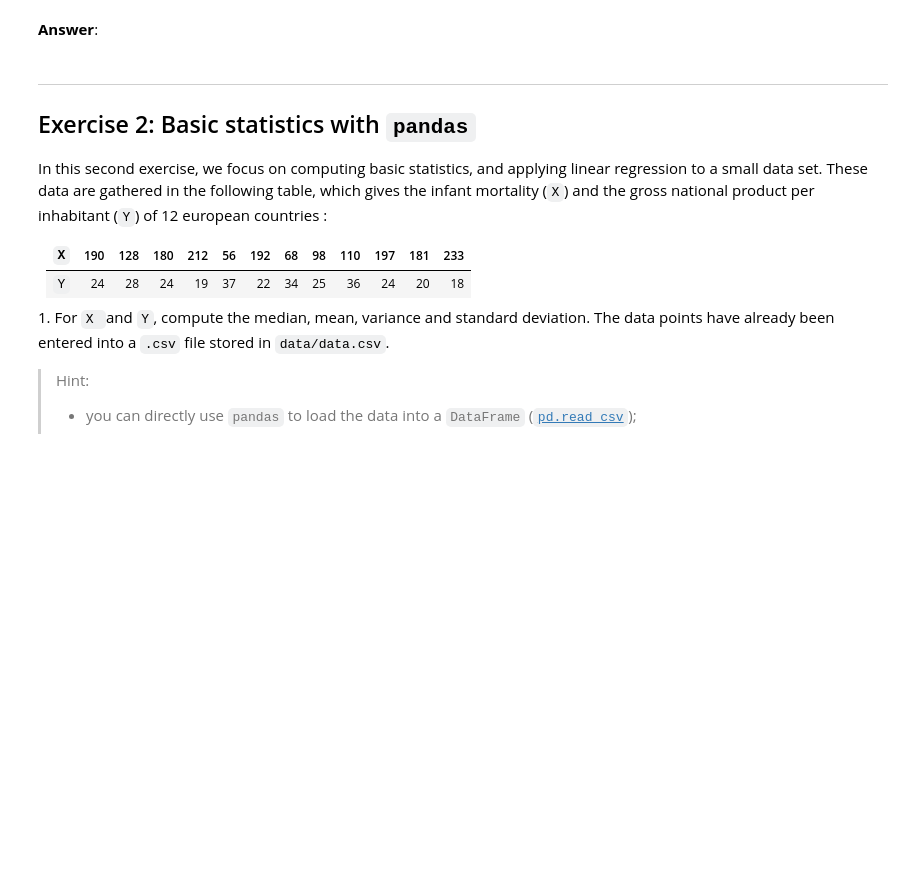
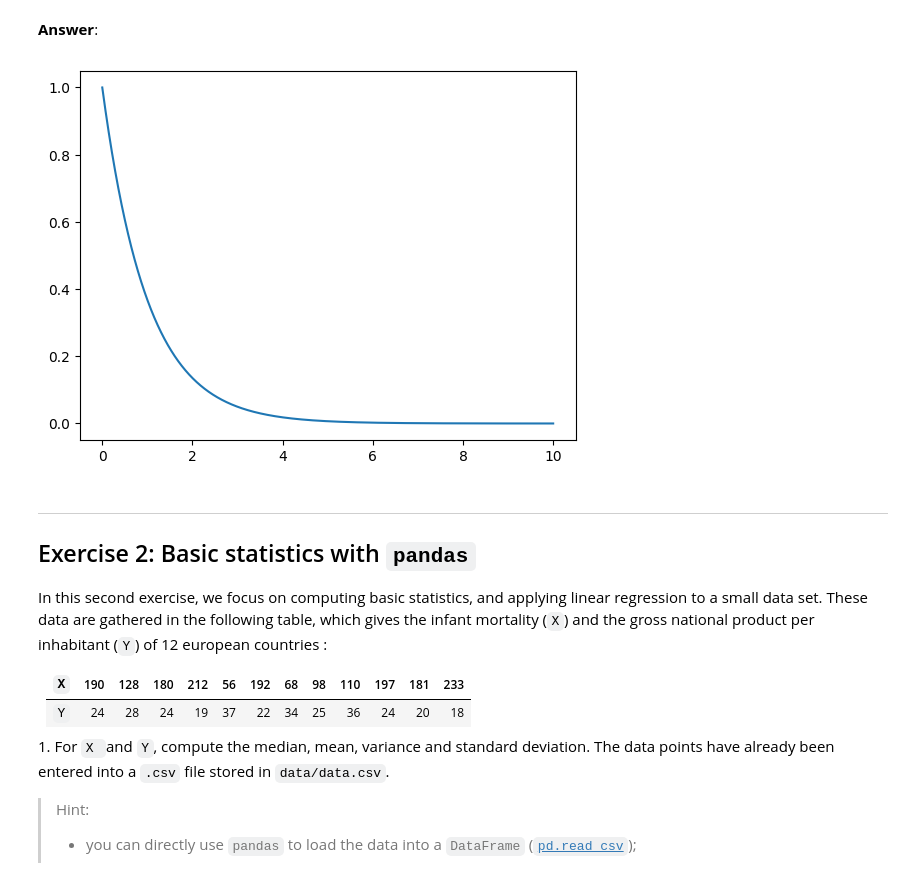
Before and after one commit to mcaron01/python_sdia, a Jupyter notebook: Labs/Lab2/lab2.ipynb, the cells around one changed output. Drawn from its saved outputs; the diff is of its cells as text; code cells hidden in the pictures; blank space fills up the shorter version.

```diff
--- a/Labs/Lab2/lab2.ipynb
+++ b/Labs/Lab2/lab2.ipynb
@@ -72,3 +96,13 @@ and displaying their histogram. In the following, we consider $(\alpha, \beta) =
+# %%
+# your code
+import scipy.stats as stats
+x = np.linspace(0, 10, 1000000)
+tab = stats.gamma.pdf(x, 1)
+plt.plot(x, tab)
+#plt.hist(distribution, 1000)
+plt.show()
+# %% [output]
+[figure, added]
 # %% [markdown]
 ---
 ## <a name="ex2">Exercise 2: Basic statistics with `pandas`</a>
```
Also changed, not shown: parts of 7 cells of this notebook, 1 other file.
